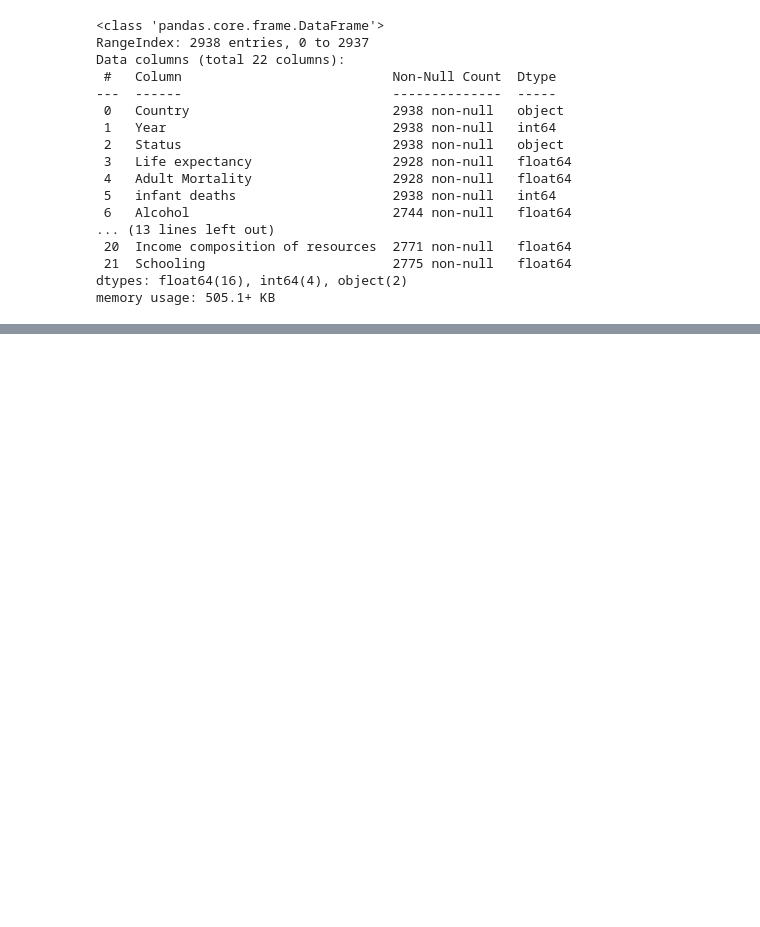
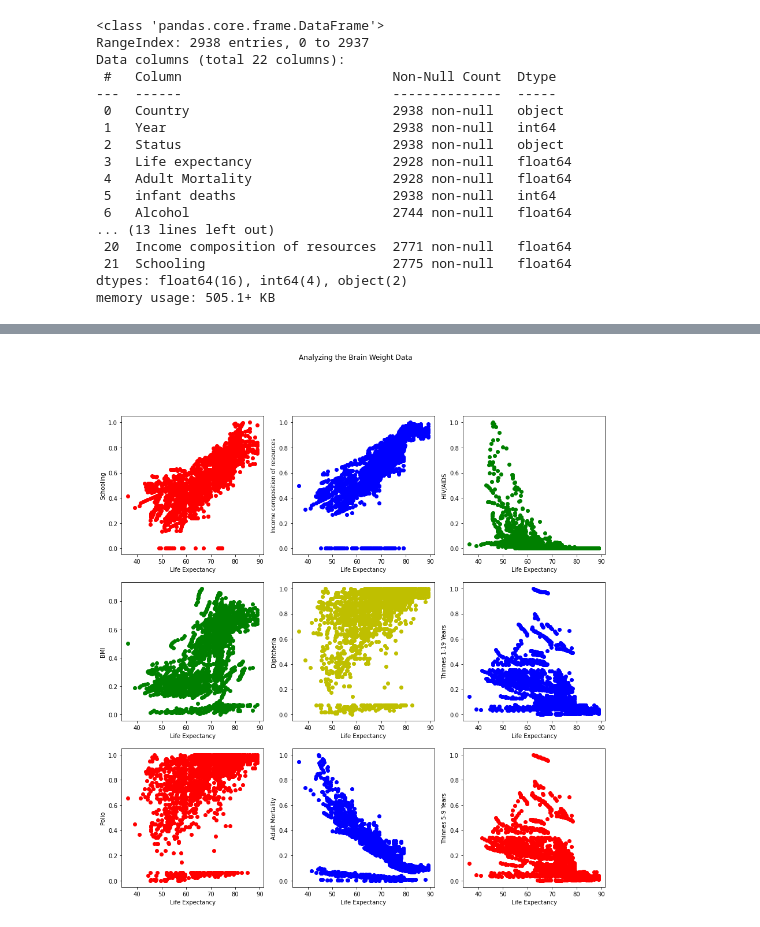
Before and after one commit to ozbeko/Linear_Regression, a Jupyter notebook: LinearRegression_LifeExpectancy.ipynb, the cells around one changed output, grey strips where cells are left out. Cells and saved outputs as stored; diff of their text form; code cells hidden in the pictures; blank space fills up the shorter version.

```diff
--- a/LinearRegression_LifeExpectancy.ipynb
+++ b/LinearRegression_LifeExpectancy.ipynb
@@ -55,2 +90,0 @@ mean = np.concatenate((mean[:2], [0], mean[2:]))
-# %%
-data = data.iloc[:, :].values
@@ -56,0 +111,37 @@ data = data.iloc[:, :].values
+# %%
+# It's obvious that the features having biggest correlation score are: 'Schooling', 'Income composition of resources',
+# 'BMI' and 'Diphtheria'.
+
+fig, axes = plt.subplots(3, 3, figsize=(15, 15))
+fig.suptitle('Analyzing the Brain Weight Data')
+
+axes[0, 0].scatter(data['Life expectancy '].values, data['Schooling'].values, c='r')
+axes[0, 0].set(xlabel='Life Expectancy', ylabel='Schooling')
+
+axes[0, 1].scatter(data['Life expectancy '].values, data['Income composition of resources'].values, c='b')
+axes[0, 1].set(xlabel='Life Expectancy', ylabel='Income composition of resources')
+
+axes[1, 0].scatter(data['Life expectancy '].values, data[' BMI '].values, c='g')
+axes[1, 0].set(xlabel='Life Expectancy', ylabel='BMI')
+
+axes[1, 1].scatter(data['Life expectancy '].values, data['Diphtheria '].values, c='y')
+axes[1, 1].set(xlabel='Life Expectancy', ylabel='Diphtheria')
+
+axes[2, 0].scatter(data['Life expectancy '].values, data['Polio'].values, c='r')
+axes[2, 0].set(xlabel='Life Expectancy', ylabel='Polio')
+
+axes[2, 1].scatter(data['Life expectancy '].values, data['Adult Mortality'].values, c='b')
+axes[2, 1].set(xlabel='Life Expectancy', ylabel='Adult Mortality')
+
+axes[0, 2].scatter(data['Life expectancy '].values, data[' HIV/AIDS'].values, c='g')
+axes[0, 2].set(xlabel='Life Expectancy', ylabel='HIV/AIDS')
+
+axes[1, 2].scatter(data['Life expectancy '].values, data[' thinness  1-19 years'].values, c='b')
+axes[1, 2].set(xlabel='Life Expectancy', ylabel='Thinnes 1-19 Years')
+
+axes[2, 2].scatter(data['Life expectancy '].values, data[' thinness 5-9 years'].values, c='r')
+axes[2, 2].set(xlabel='Life Expectancy', ylabel='Thinnes 5-9 Years')
+
+plt.show()
+# %% [output]
+[figure, added]
```
Also changed, not shown: parts of 23 cells of this notebook.
